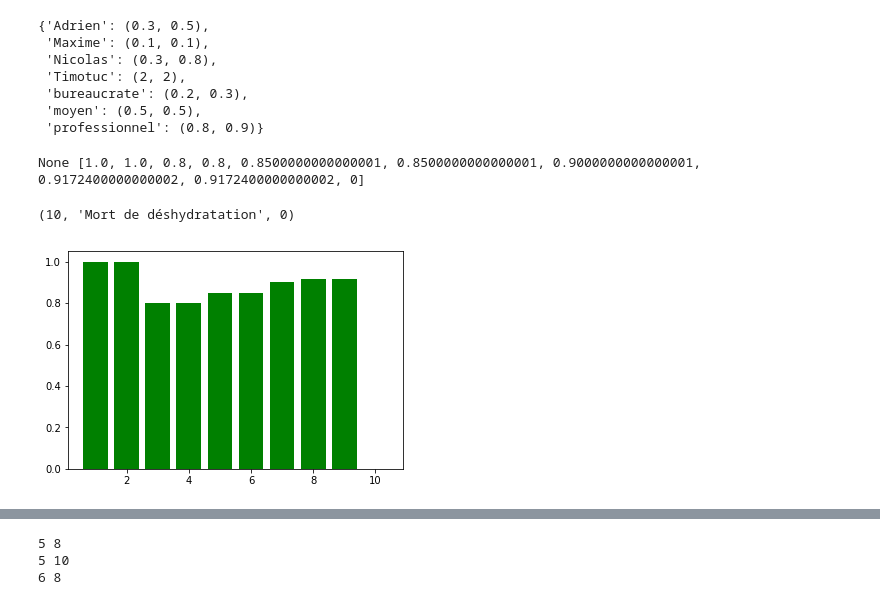
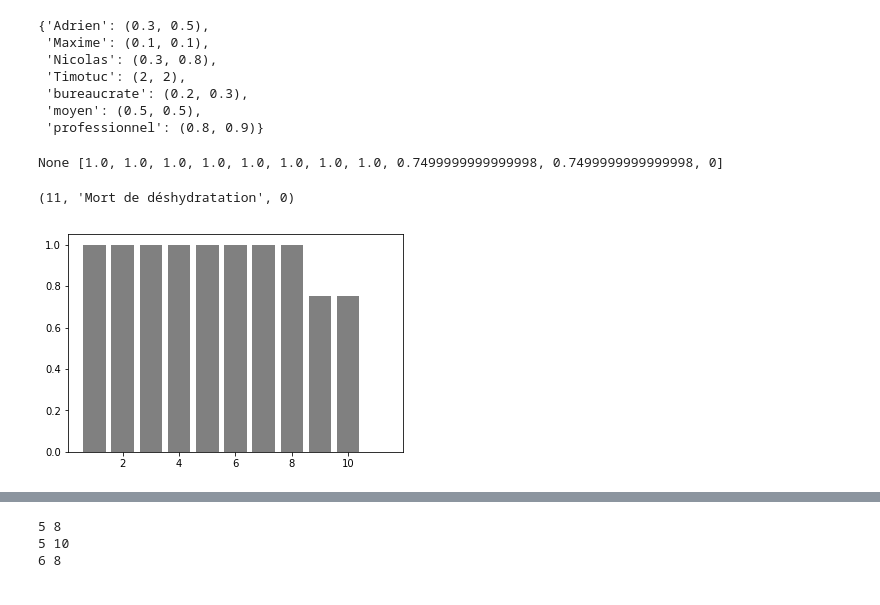
Before and after one commit to are-mipiA1A2/survie, a Jupyter notebook: Are Code V2.0.ipynb, the cells around one changed output, grey strips where cells are left out. Cells and saved outputs as stored; diff of their text form; code cells hidden in the pictures.

```diff
--- a/Are Code V2.0.ipynb
+++ b/Are Code V2.0.ipynb
@@ -269,7 +270,7 @@ def simulation_survie(agent,biome):
 
         if c != "":
             print(model(j,Lsante),Lsante)
-            return j, c,sante,force,capadap,sauve
+            return j, c,sante
 
         alimentation , vegr = inter_veget(veg,alimentation,capadap,vegr)
 
@@ -295,11 +296,11 @@ def simulation_survie(agent,biome):
         c="Sauvé!"
     return j, c,sante
 # %%
-simulation_survie("Nicolas","Sahara")
+simulation_survie("professionnel","Sahara")
 # %% [output]
-None [1.0, 1.0, 0.8, 0.8, 0.8500000000000001, 0.8500000000000001, 0.9000000000000001, 0.9172400000000002, 0.9172400000000002, 0]
+None [1.0, 1.0, 1.0, 1.0, 1.0, 1.0, 1.0, 1.0, 0.7499999999999998, 0.7499999999999998, 0]
-(10, 'Mort de déshydratation', 0)
+(11, 'Mort de déshydratation', 0)
-[figure, old version]
+[figure, new version]
 # %%
 def test(a,b,c):
     comp=0
```
Also changed, not shown: parts of 9 cells of this notebook.
